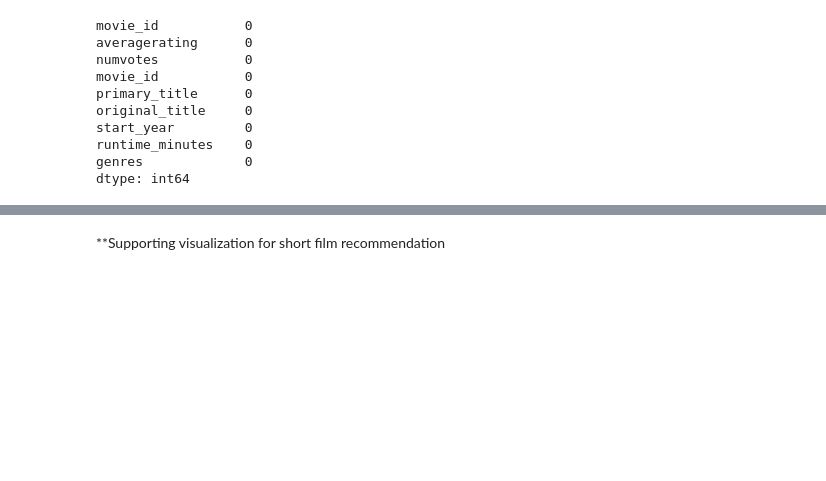
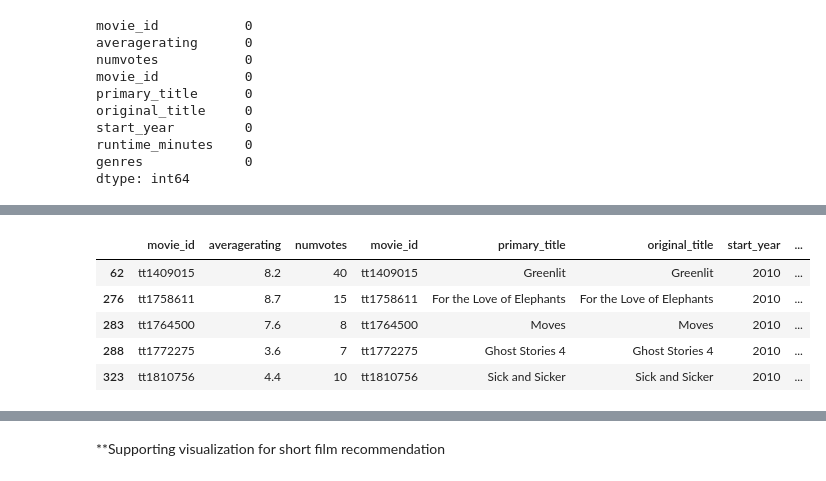
Before and after one commit to SunmilikeSueMe/capstone, a Jupyter notebook: Recommendations_Sunmi.ipynb, the cells around one changed output, grey strips where cells are left out. Saved outputs shown, nothing was run; the diff lists cells and outputs as text; code cells hidden in the pictures; blank space fills up the shorter version.

```diff
--- a/Recommendations_Sunmi.ipynb
+++ b/Recommendations_Sunmi.ipynb
@@ -87,0 +113,11 @@ dtype: int64
+# %%
+sample= df[(df["runtime_minutes"] >=0) & (df["runtime_minutes"] <=50.0)]
+
+sample.head()
+# %% [output]
+|  | movie_id | averagerating | numvotes | movie_id | primary_title | original_title | start_year | ... |
+| 62 | tt1409015 | 8.2 | 40 | tt1409015 | Greenlit | Greenlit | 2010 | ... |
+| 276 | tt1758611 | 8.7 | 15 | tt1758611 | For the Love of Elephants | For the Love of Elephants | 2010 | ... |
+| 283 | tt1764500 | 7.6 | 8 | tt1764500 | Moves | Moves | 2010 | ... |
+| 288 | tt1772275 | 3.6 | 7 | tt1772275 | Ghost Stories 4 | Ghost Stories 4 | 2010 | ... |
+| 323 | tt1810756 | 4.4 | 10 | tt1810756 | Sick and Sicker | Sick and Sicker | 2010 | ... |
```
Also changed, not shown: parts of 8 cells of this notebook, 5 other files.
